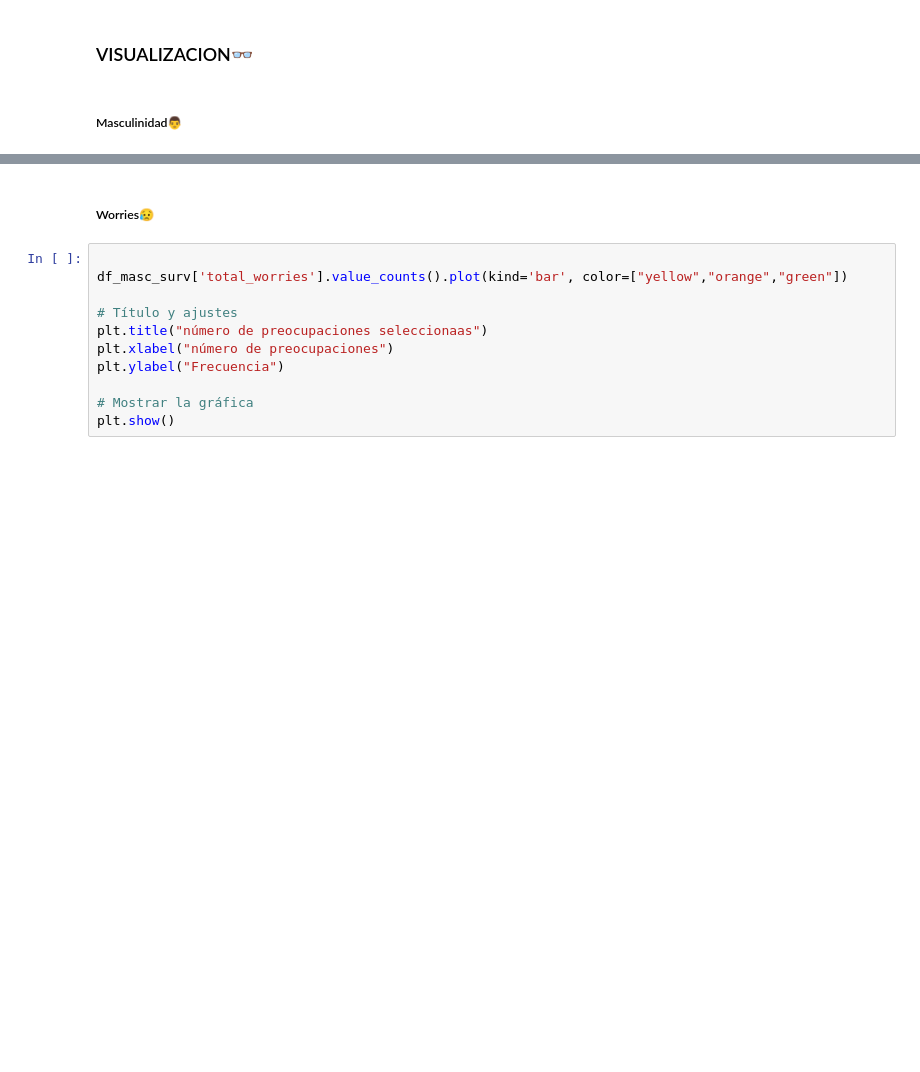
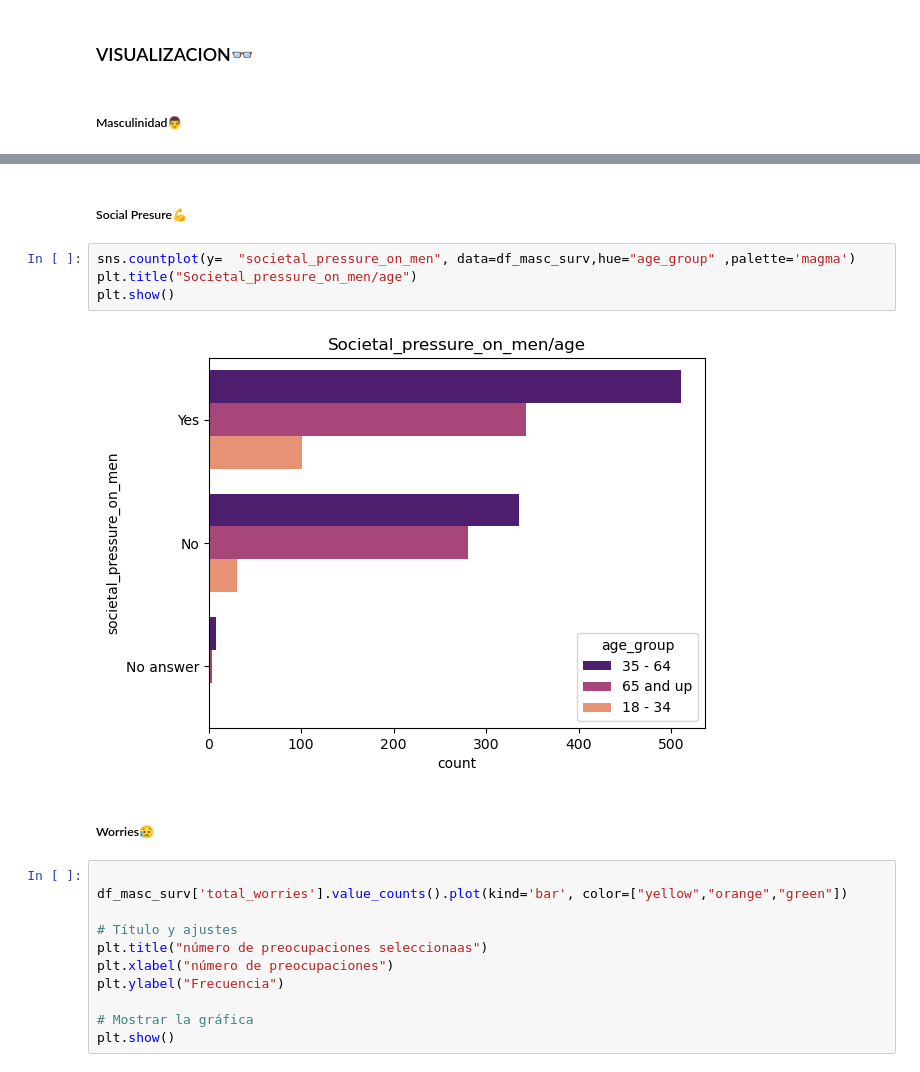
Before and after one commit to NuriaSalasVazquez/da-project-promo-49-modulo-4-team-9, a Jupyter notebook: 01_EDA.ipynb, the cells around one changed output, grey strips where cells are left out. Cells and saved outputs as stored; diff of their text form; blank space fills up the shorter version.

```diff
--- a/01_EDA.ipynb
+++ b/01_EDA.ipynb
@@ -310,3 +294,11 @@ plt.show()
+# %% [markdown]
+##### Social Presure💪
+# %%
+sns.countplot(y=  "societal_pressure_on_men", data=df_masc_surv,hue="age_group" ,palette='magma')
+plt.title("Societal_pressure_on_men/age")
+plt.show()
+# %% [output]
+[figure, added]
 # %% [markdown]
 ##### Worries😥
 # %%
```
Also changed, not shown: parts of 23 cells of this notebook.
